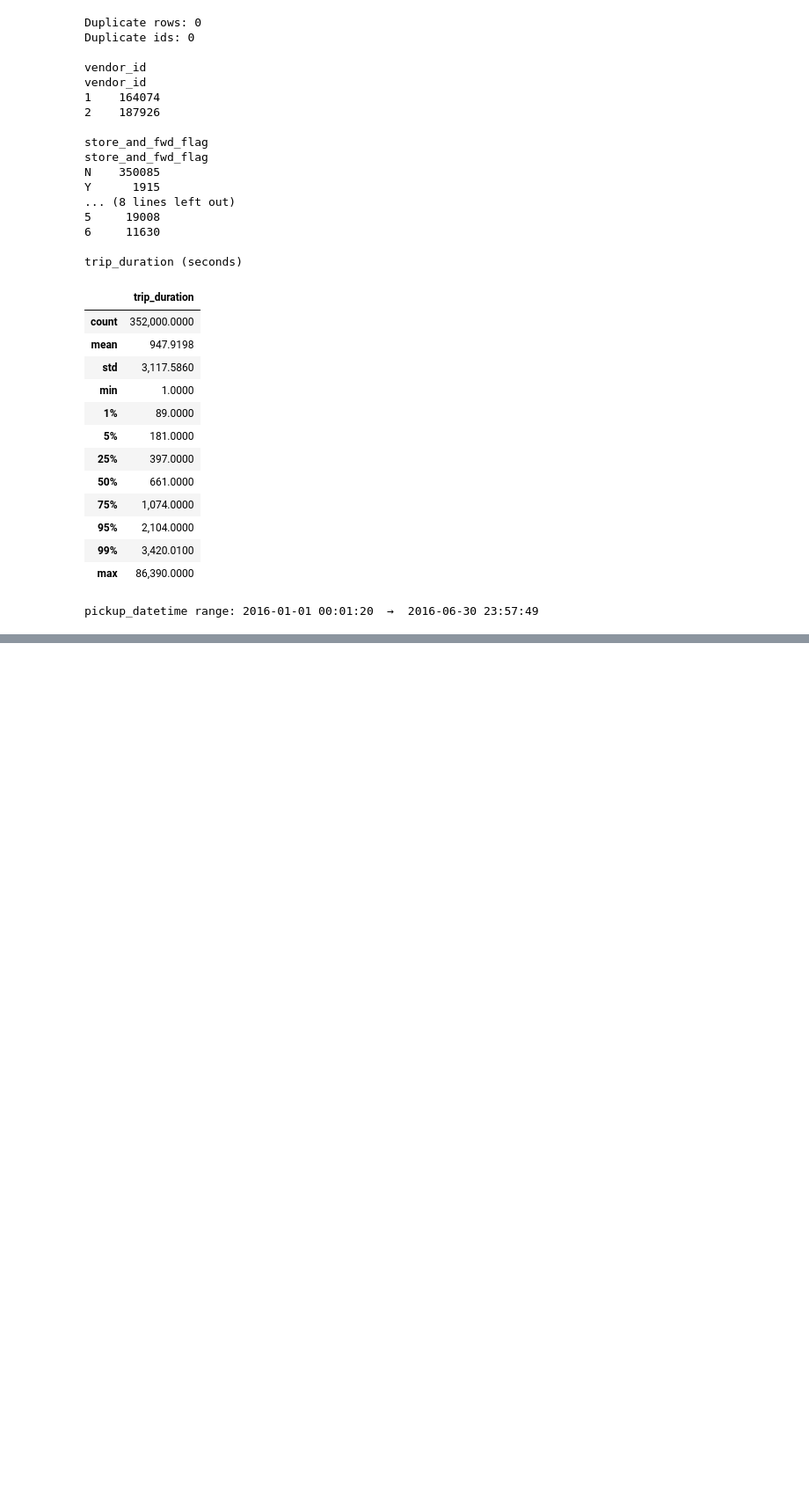
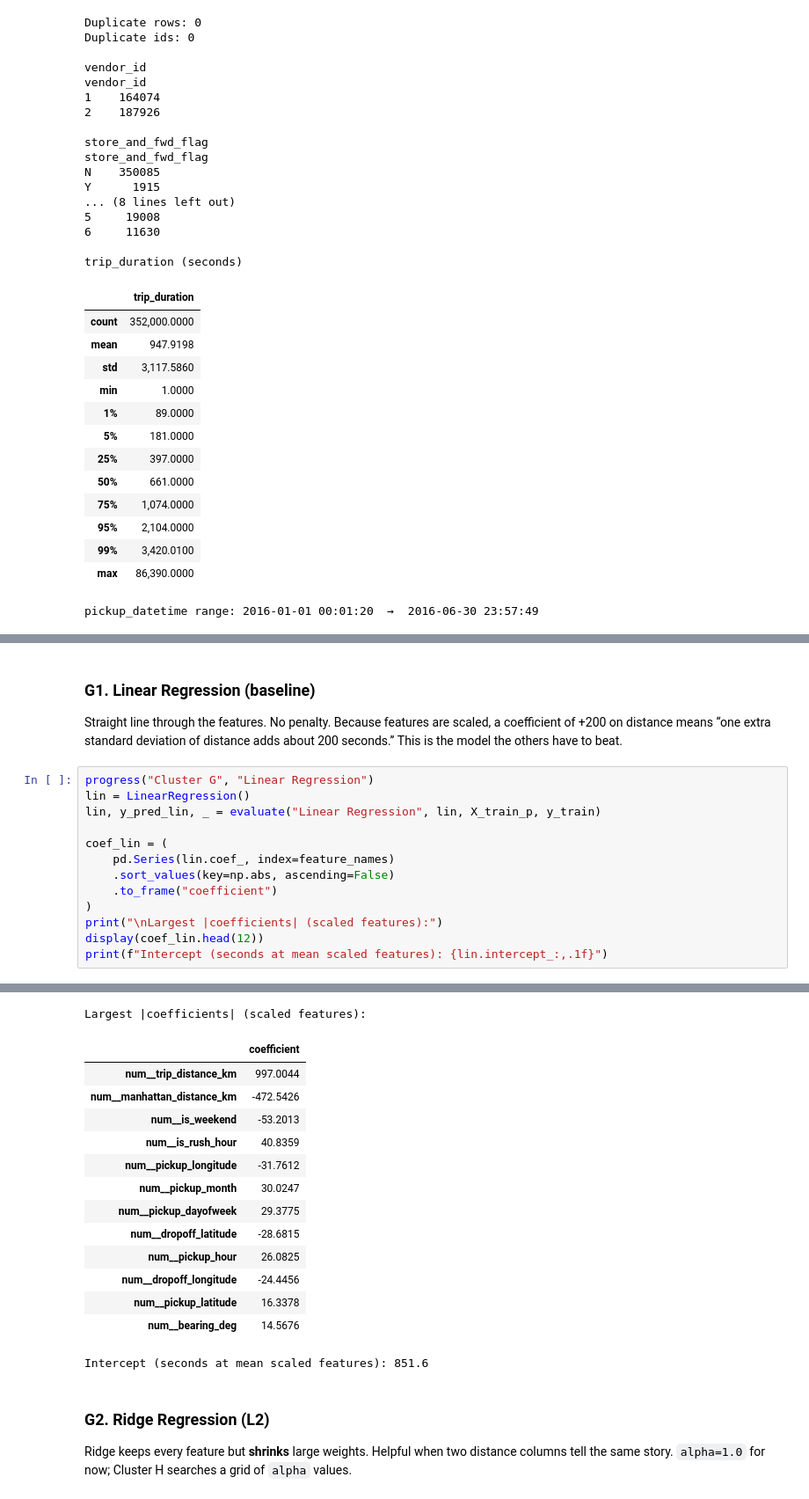
Before and after one commit to SathanRK/ML_CAPSTONE, a Jupyter notebook: review1.ipynb, the cells around one changed output, grey strips where cells are left out. Shown at 88% size. Drawn from its saved outputs; the diff is of its cells as text; blank space fills up the shorter version.

```diff
--- a/review1.ipynb
+++ b/review1.ipynb
@@ -712,0 +781,18 @@ First processed feature names:
+# %% [markdown]
+### G1. Linear Regression (baseline)
+
+Straight line through the features. No penalty. Because features are scaled, a coefficient of +200 on distance means “one extra standard deviation of distance adds about 200 seconds.” This is the model the others have to beat.
+# %%
+progress("Cluster G", "Linear Regression")
+lin = LinearRegression()
+lin, y_pred_lin, _ = evaluate("Linear Regression", lin, X_train_p, y_train)
+
+coef_lin = (
+    pd.Series(lin.coef_, index=feature_names)
+    .sort_values(key=np.abs, ascending=False)
+    .to_frame("coefficient")
+)
+print("\nLargest |coefficients| (scaled features):")
+display(coef_lin.head(12))
+print(f"Intercept (seconds at mean scaled features): {lin.intercept_:,.1f}")
+# %% [output]
@@ -712,0 +805,19 @@ First processed feature names:
+Largest |coefficients| (scaled features):
+|  | coefficient |
+| num__trip_distance_km | 997.0044 |
+| num__manhattan_distance_km | -472.5426 |
+| num__is_weekend | -53.2013 |
+| num__is_rush_hour | 40.8359 |
+| num__pickup_longitude | -31.7612 |
+| num__pickup_month | 30.0247 |
+| num__pickup_dayofweek | 29.3775 |
+| num__dropoff_latitude | -28.6815 |
+| num__pickup_hour | 26.0825 |
+| num__dropoff_longitude | -24.4456 |
+| num__pickup_latitude | 16.3378 |
+| num__bearing_deg | 14.5676 |
+Intercept (seconds at mean scaled features): 851.6
+# %% [markdown]
+### G2. Ridge Regression (L2)
+
+Ridge keeps every feature but **shrinks** large weights. Helpful when two distance columns tell the same story. `alpha=1.0` for now; Cluster H searches a grid of `alpha` values.
```
Also changed, not shown: parts of 36 cells of this notebook, 2 other files.
